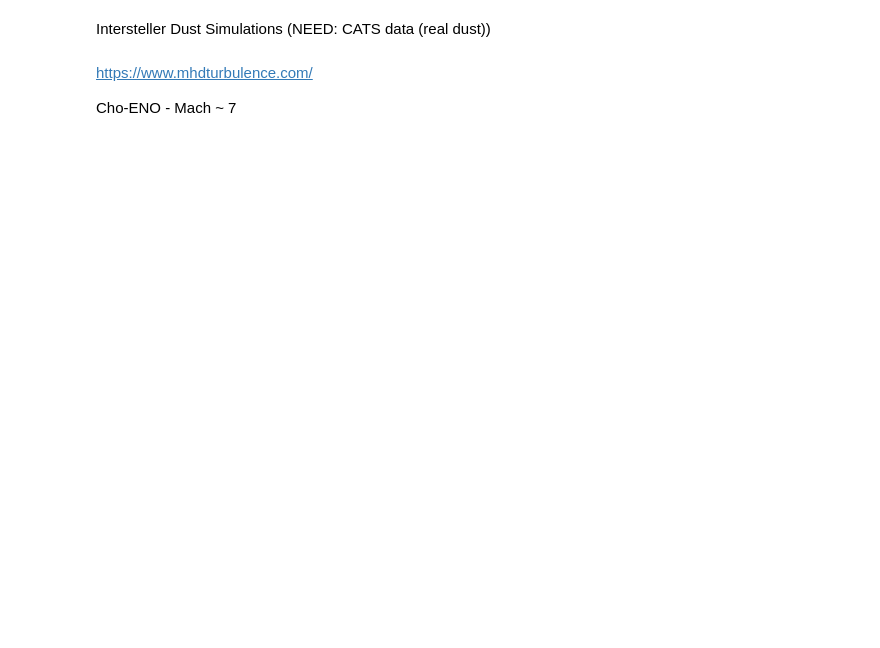
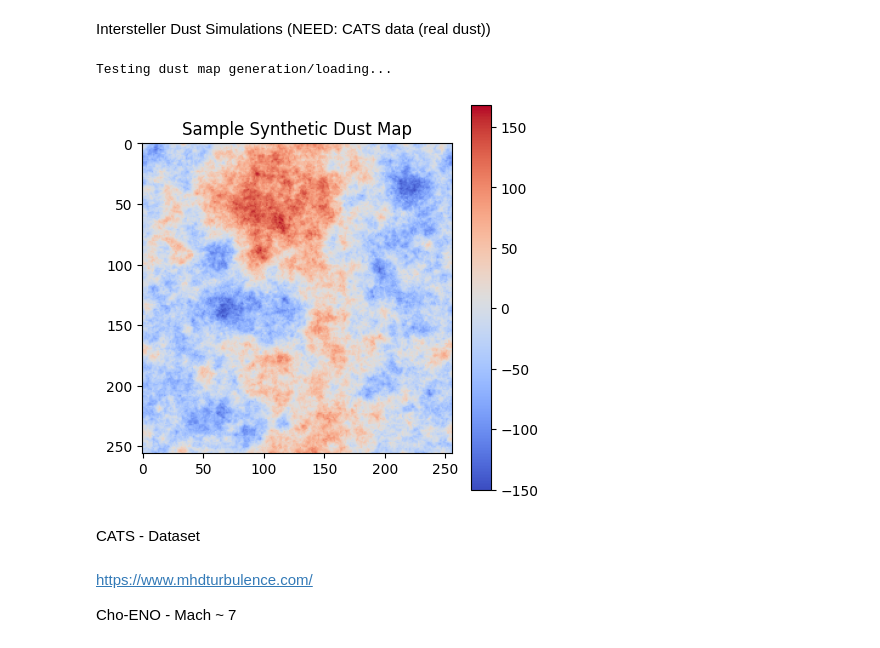
Before and after one commit to AlikMon88/Gibbs-Diff, a Jupyter notebook: unit_main_cosmo.ipynb, the cells around one changed output. Cells and saved outputs as stored; diff of their text form; code cells hidden in the pictures; blank space fills up the shorter version.

Commit message:
add cosmo-mixed-map-datasete

```diff
--- a/unit_main_cosmo.ipynb
+++ b/unit_main_cosmo.ipynb
@@ -54,8 +54,11 @@ OMBH2_PRIOR_MIN, OMBH2_PRIOR_MAX = 0.0075, 0.0567 # Note: paper uses omega_b, CA
 SIGMA_CMB_PRIOR_MIN, SIGMA_CMB_PRIOR_MAX = 0.1, 1.2 # sigma_min should be >0. Let's use 0.1 for now.
 
 # Data paths (MODIFY THESE)
-DUST_DATA_DIR = "path/to/your/cats_dust_maps_256x256/" # Placeholder
-OUTPUT_DIR = "generated_cosmo_data/"
+DUST_DATA_DIR = "data/cosmo/CATS_dust_data/dens_t750.fits" # Placeholder
+OUTPUT_DIR = "data/cosmo/generated_data/"
+OUTPUT_DUST_MAP_DIR = "data/cosmo/generated_dust_maps/"
+
+os.makedirs(OUTPUT_DUST_MAP_DIR, exist_ok=True)
 os.makedirs(OUTPUT_DIR, exist_ok=True)
 os.makedirs(os.path.join(OUTPUT_DIR, "dust_maps"), exist_ok=True)
 os.makedirs(os.path.join(OUTPUT_DIR, "cmb_maps"), exist_ok=True)
@@ -66,7 +69,7 @@ NUM_SAMPLES_TO_GENERATE = 10 # Small number for testing
 # %% [markdown]
 Intersteller Dust Simulations (NEED: CATS data (real dust))
 # %%
-def load_or_generate_dust_map(index, output_dir=os.path.join(OUTPUT_DIR, "dust_maps")):
+def simulate_dust_map(index, output_dir=os.path.join(OUTPUT_DIR, "dust_maps")):
     """
     Placeholder for loading a dust map.
     Replace this with actual loading from CATS database.
@@ -112,12 +115,17 @@ def load_or_generate_dust_map(index, output_dir=os.path.join(OUTPUT_DIR, "dust_m
     return dust_map
 # %%
 print("Testing dust map generation/loading...")
-test_dust = load_or_generate_dust_map(0)
+test_dust = simulate_dust_map(0)
 plt.figure(figsize=(5,5))
-plt.imshow(test_dust, cmap='magma')
+plt.imshow(test_dust, cmap='coolwarm')
 plt.title("Sample Synthetic Dust Map")
 plt.colorbar()
 # plt.savefig(os.path.join(OUTPUT_DIR,"sample_synthetic_dust.png"))
 plt.show()
 # print("Synthetic dust map generated and saved.")
+# %% [output]
+Testing dust map generation/loading...
+[figure, added]
+# %% [markdown]
+CATS - Dataset
 # %%
```
Also changed, not shown: parts of 14 cells of this notebook, 4 other files.
